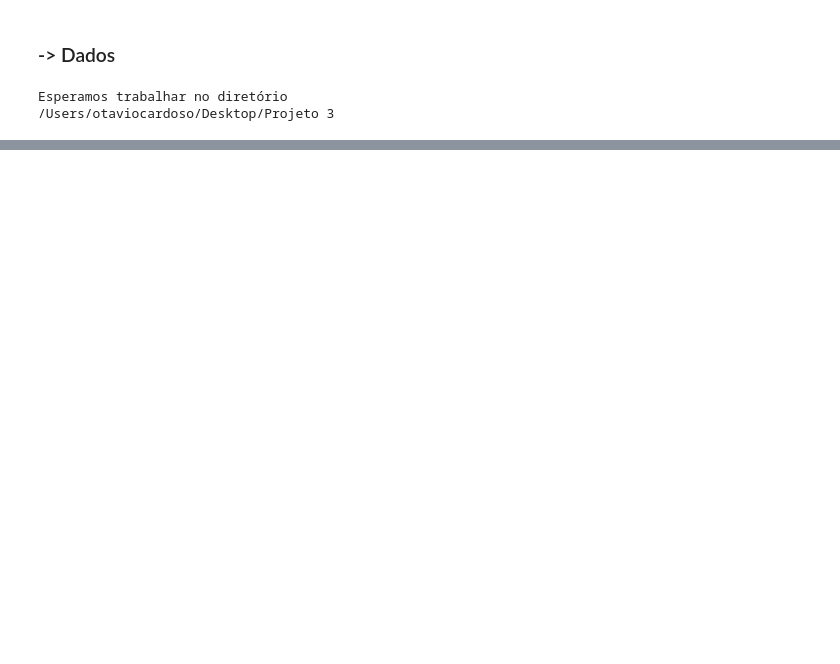
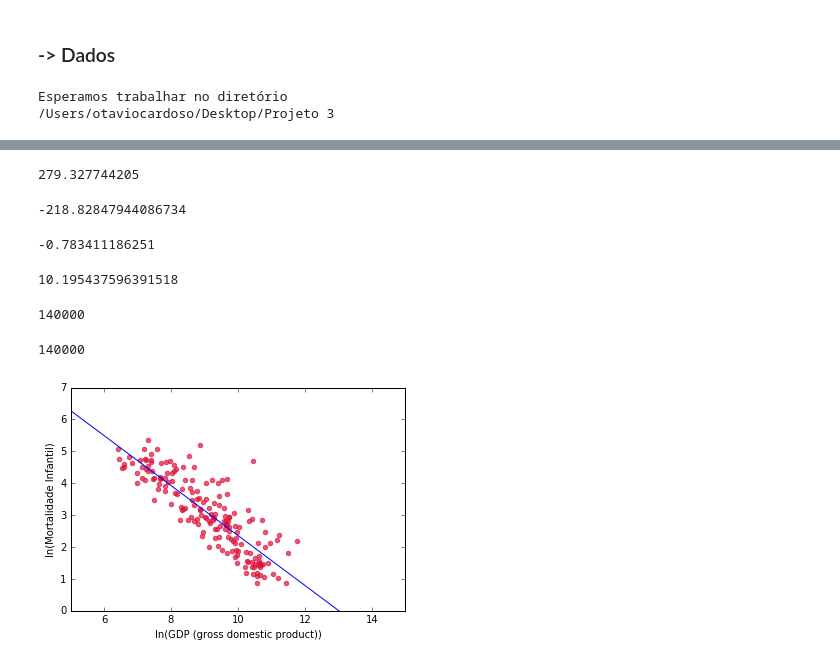
Before and after one commit to otavioscardoso/CD, a Jupyter notebook: Projeto 3/Projeto 3 - Otávio Cardoso e Guilherme Graicer.ipynb, the cells around one changed output, grey strips where cells are left out. Cells and saved outputs as stored; diff of their text form; code cells hidden in the pictures; blank space fills up the shorter version.

```diff
--- a/Projeto 3/Projeto 3 - Otávio Cardoso e Guilherme Graicer.ipynb
+++ b/Projeto 3/Projeto 3 - Otávio Cardoso e Guilherme Graicer.ipynb
@@ -124,0 +150,50 @@ ax[1].set_ylabel("Mortalidade Infantil")
+# %%
+Sxx = 0
+
+for i in range(len(dados.GDP)):
+    x = (dados.GDP[i] - dados.GDP.mean())**2
+    Sxx += x
+print(Sxx)
+# %% [output]
+279.327744205
+# %%
+SSxy = 0
+
+for i in range(len(dados.GDP)):
+    xy = (dados.GDP[i] - dados.GDP.mean())*(dados.Morte[i] - dados.Morte.mean())
+    SSxy += xy
+SSxy
+# %% [output]
+-218.82847944086734
+# %%
+bêta1 = SSxy/Sxx
+print(bêta1)
+bêta0 = dados.Morte.mean() - bêta1*dados.GDP.mean()
+bêta0
+# %% [output]
+-0.783411186251
+10.195437596391518
+# %%
+X = range(140000)
+
+Y = []
+
+for e in X:
+    Y.append(bêta1*e + bêta0)
+
+print(len(X))
+len(Y)
+# %% [output]
+140000
+140000
+# %%
+plt.scatter(dados.GDP, dados.Morte, alpha=0.7, color = 'crimson')  # Plot the raw data
+plt.xlabel("ln(GDP (gross domestic product))")
+plt.ylabel("ln(Mortalidade Infantil)")
+plt.plot(X,Y, color = 'b')
+plt.ylim(0,7)
+plt.xlim(5,15)
+
+plt.show()
+# %% [output]
+[figure, added]
```
Also changed, not shown: parts of 48 cells of this notebook, 1 other file.
